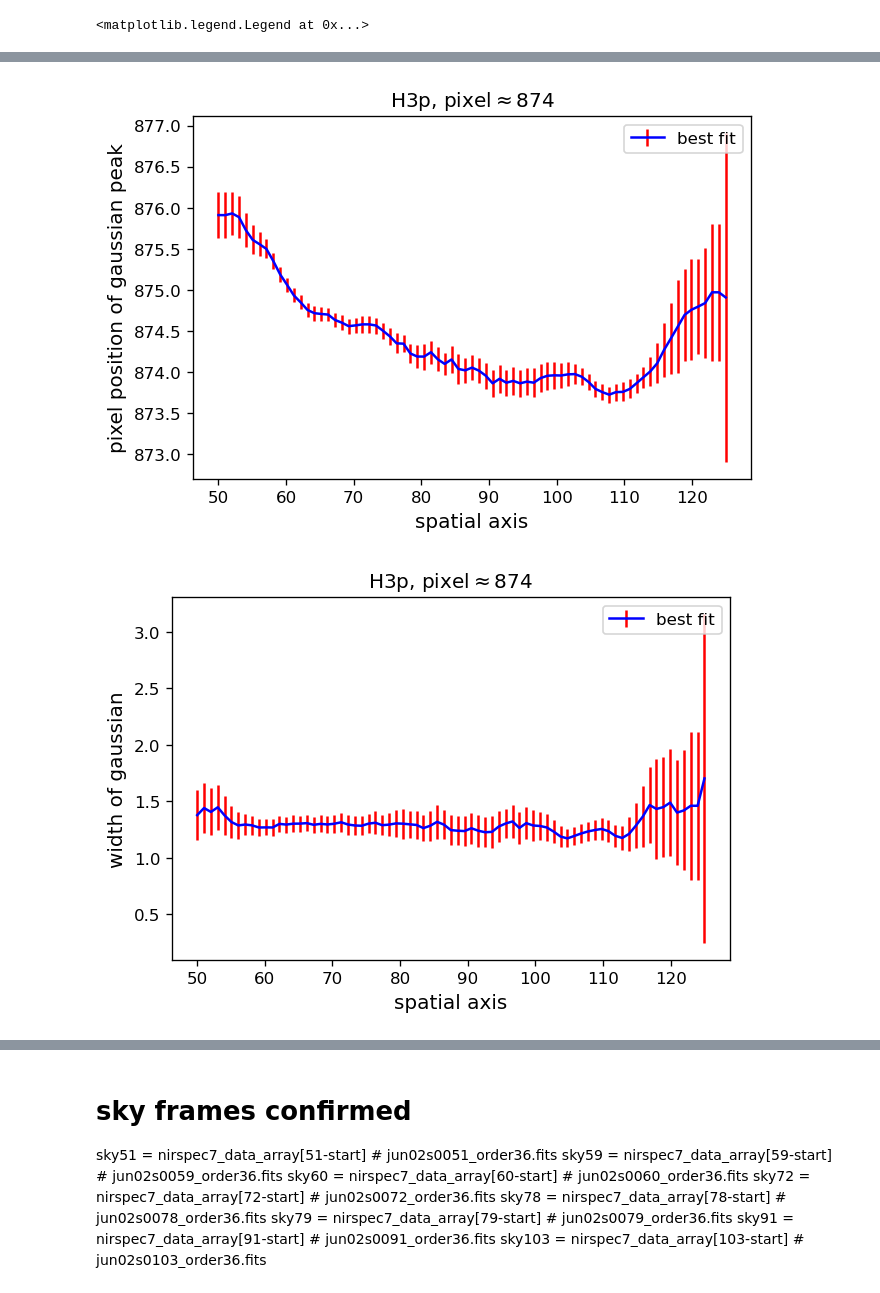
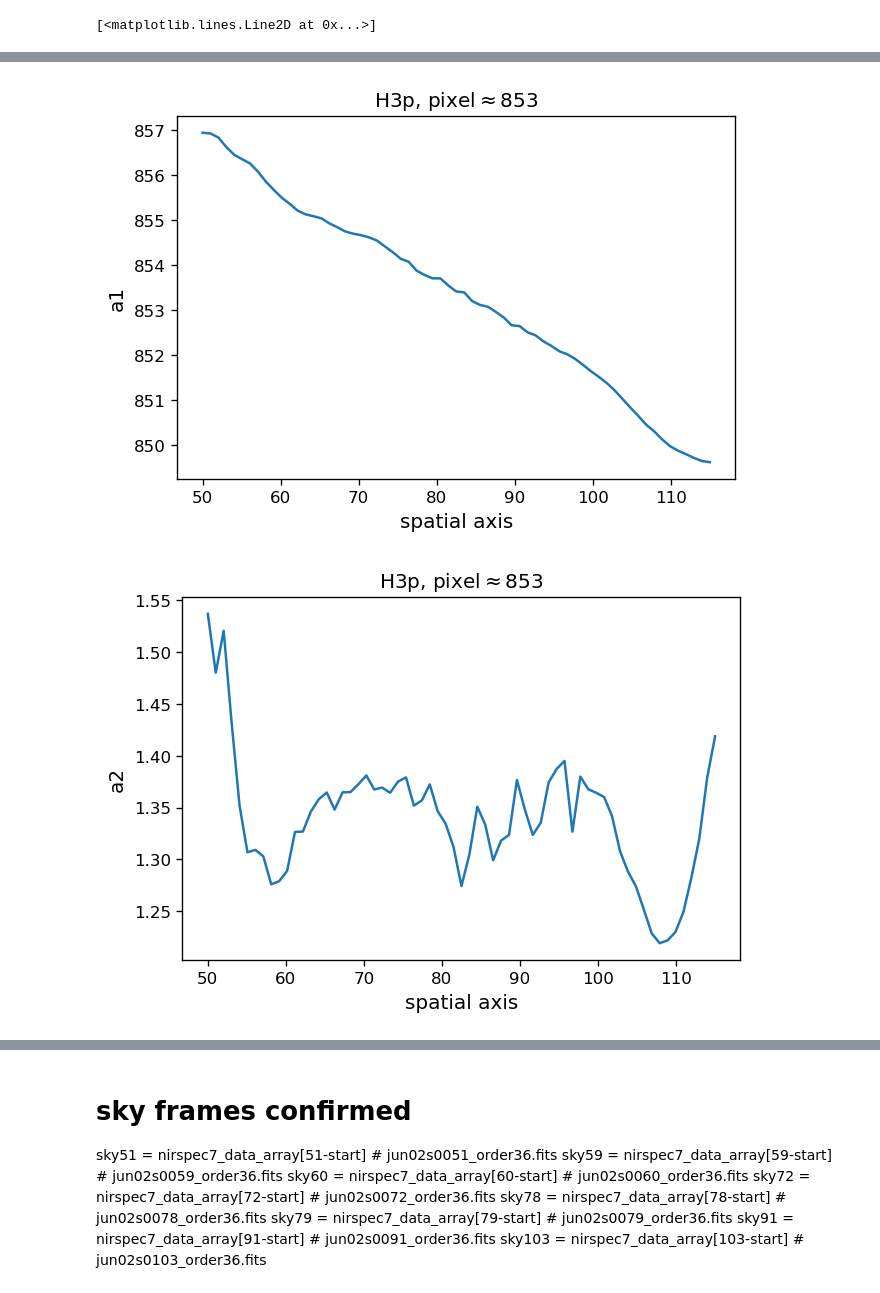
Before and after one commit to ruoyanwangdr/Dynamics-of-Jovian-Infrared-Auroral-Ionosphere-and-Thermosphere, a Jupyter notebook: h3p.ipynb, the cells around one changed output, grey strips where cells are left out. Saved outputs shown, nothing was run; the diff lists cells and outputs as text; code cells hidden in the pictures.

```diff
--- a/h3p.ipynb
+++ b/h3p.ipynb
@@ -320,9 +474,9 @@ plt.legend()
 h3p_model = Model(gaussian_fit)
 
 h3p_params2 = h3p_model.make_params()
-h3p_params.add('a0', value=0.02)
-h3p_params.add('a1', value=874)
-h3p_params.add('a2', value=1)
+h3p_params.add('a0', value=0.06)
+h3p_params.add('a1', value=853)
+h3p_params.add('a2', value=3)
 h3p_params.add('a3', value=0)
 h3p_params.add('a4', value=0)
 h3p_params.add('a5', value=0)
@@ -337,7 +491,7 @@ h3p_a2 = []
 h3p_a2_error = []
 
 lower_h3p_g2 = 50
-upper_h3p_g2 = 125
+upper_h3p_g2 = 115
 
 # loop over all slits containing observed emission
 # and obtain fitting parameters of each slit
@@ -347,7 +501,7 @@ for i in range(lower_h3p_g2, upper_h3p_g2):
     try:
         h3p_fit_result = h3p_model.fit(sky_subtracted[i], h3p_params, x=pixel)
     except:
-        pass
+        print('Error occured at i='+ str(i))
     h3p_a0.append(h3p_fit_result.params['a0'].value)
     h3p_a0_error.append(h3p_fit_result.params['a0'].stderr)
     h3p_a1.append(h3p_fit_result.params['a1'].value)
@@ -355,10 +509,16 @@ for i in range(lower_h3p_g2, upper_h3p_g2):
     h3p_a2.append(h3p_fit_result.params['a2'].value)
     h3p_a2_error.append(h3p_fit_result.params['a2'].stderr)
 h3p_a0_array_g2 = np.array(h3p_a0)
+h3p_a0_array_g2[h3p_a0_array_g2<0] = 0
+#h3p_a0_array_g2[h3p_a0_array_g2>0.25] = 0
 h3p_a0_error_array_g2 = np.array(h3p_a0_error)
 h3p_a1_array_g2 = np.array(h3p_a1)
+h3p_a1_array_g2[h3p_a1_array_g2<849] = 849
+h3p_a1_array_g2[h3p_a1_array_g2>857] = 857
 h3p_a1_error_array_g2 = np.array(h3p_a1_error)
 h3p_a2_array_g2 = np.array(h3p_a2)
+h3p_a2_array_g2[h3p_a2_array_g2<0] = 0
+h3p_a2_array_g2[h3p_a2_array_g2>2.5] = 0
 h3p_a2_error_array_g2 = np.array(h3p_a2_error)
 
 h3p_spatial_axis = np.linspace(lower_h3p_g2, lower_h3p_g2+len(h3p_a0_array_g2), len(h3p_a0_array_g2))
@@ -366,22 +526,25 @@ h3p_spatial_axis = np.linspace(lower_h3p_g2, lower_h3p_g2+len(h3p_a0_array_g2),
 plt.figure()
 plt.title(r'H3p, pixel$\approx$' + str(h3p_params.get('a1').value))
 plt.xlabel('spatial axis', fontsize=12)
-plt.ylabel('height of gaussian', fontsize=12)
-plt.errorbar(h3p_spatial_axis, h3p_a0_array_g2, yerr=h3p_a0_error_array_g2, ls='-', color='b', ecolor='r', label='best fit')
-plt.legend()
+plt.ylabel('a0', fontsize=12)
+plt.plot(h3p_spatial_axis, h3p_a0_array_g2)
+#plt.errorbar(h3p_spatial_axis, h3p_a0_array_g2, yerr=h3p_a0_error_array_g2, ls='-', color='b', ecolor='r', label='best fit')
+#plt.legend()
 
 plt.figure()
 plt.title(r'H3p, pixel$\approx$' + str(h3p_params.get('a1').value))
 plt.xlabel('spatial axis', fontsize=12)
-plt.ylabel('pixel position of gaussian peak', fontsize=12)
-plt.errorbar(h3p_spatial_axis, h3p_a1_array_g2, yerr=h3p_a1_error_array_g2, ls='-', color='b', ecolor='r', label='best fit')
-plt.legend()
+plt.ylabel('a1', fontsize=12)
+plt.plot(h3p_spatial_axis, h3p_a1_array_g2)
+#plt.errorbar(h3p_spatial_axis, h3p_a1_array_g2, yerr=h3p_a1_error_array_g2, ls='-', color='b', ecolor='r', label='best fit')
+#plt.legend()
 
 plt.figure()
 plt.title(r'H3p, pixel$\approx$' + str(h3p_params.get('a1').value))
 plt.xlabel('spatial axis', fontsize=12)
-plt.ylabel('width of gaussian', fontsize=12)
-plt.errorbar(h3p_spatial_axis, h3p_a2_array_g2, yerr=h3p_a2_error_array_g2, ls='-', color='b', ecolor='r', label='best fit')
-plt.legend()
+plt.ylabel('a2', fontsize=12)
+plt.plot(h3p_spatial_axis, h3p_a2_array_g2)
+#plt.errorbar(h3p_spatial_axis, h3p_a2_array_g2, yerr=h3p_a2_error_array_g2, ls='-', color='b', ecolor='r', label='best fit')
+#plt.legend()
 # %% [output]
-<matplotlib.legend.Legend at 0x...>
+[<matplotlib.lines.Line2D at 0x...>]
@@ -389,5 +552,5 @@ plt.legend()
-[figure, old version]
+[figure, new version]
-[figure, old version]
+[figure, new version]
 # %%
 x_h2 = np.linspace(lower_h2, upper_h2, len(h2_a0_array))
 x_h3p_g1 = np.linspace(lower_h3p, upper_h3p, len(h3p_a0_array_g1))
```
Also changed, not shown: parts of 6 cells of this notebook.
